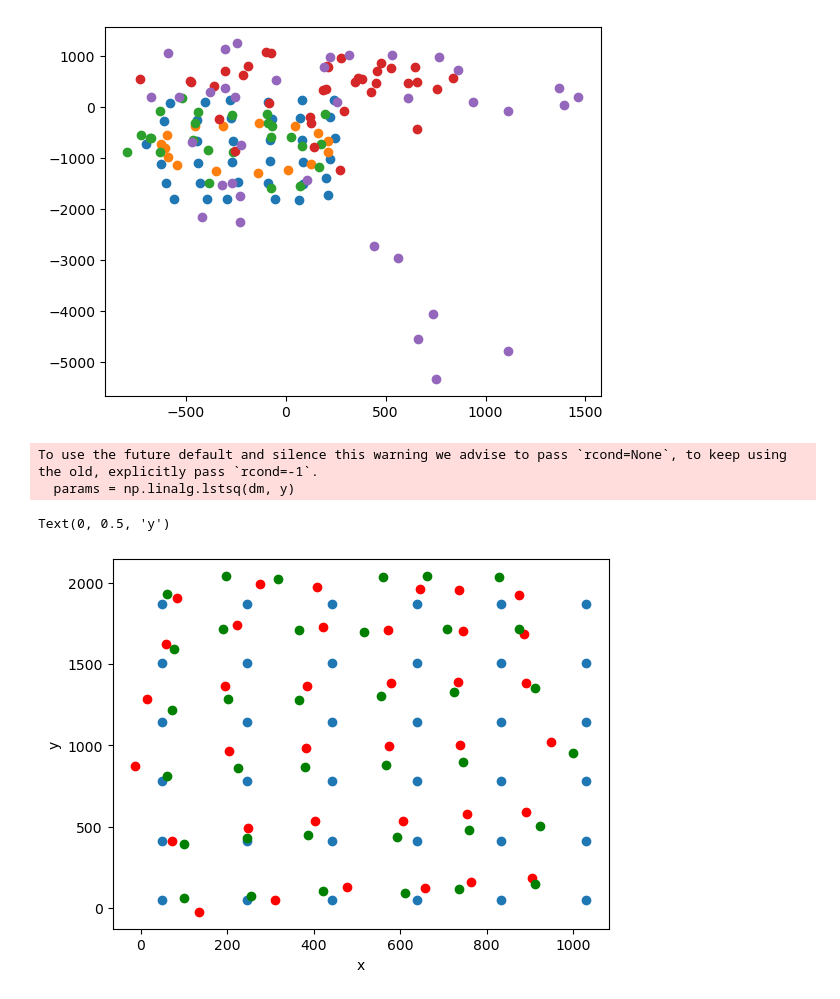
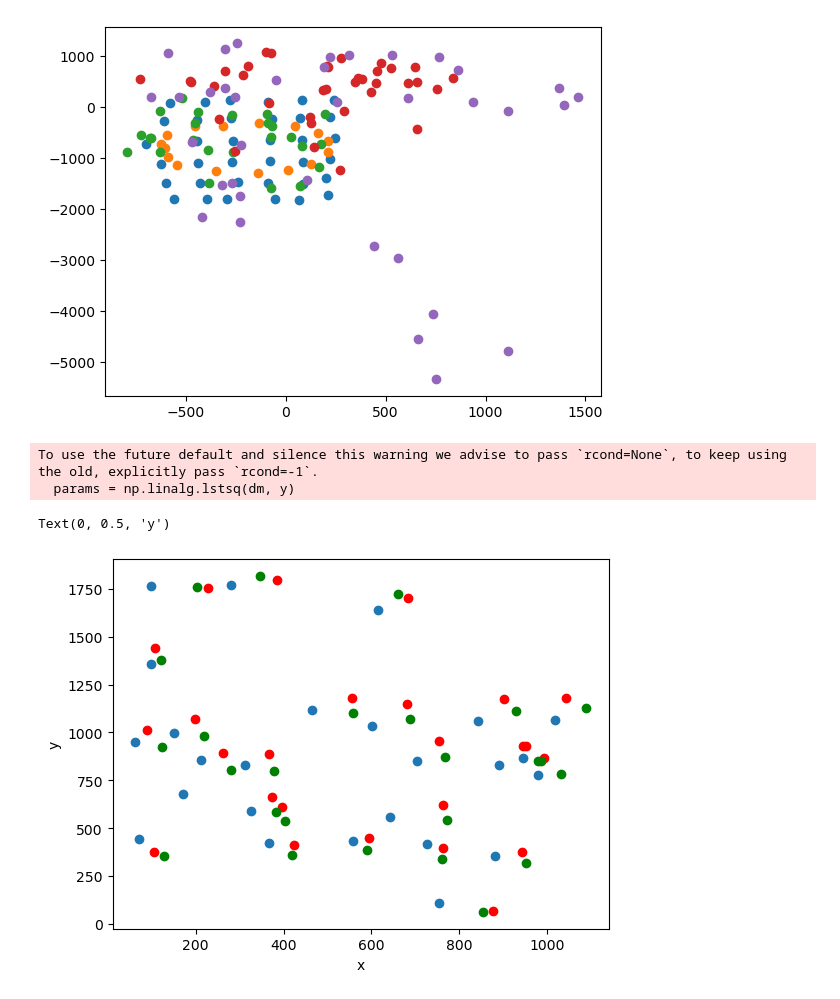
Before and after one commit to MikkelBerggreen/ITU-Introduction-to-Machine-Learning, a Jupyter notebook: source/exercises/W5-least-squares/notebooks/gaze_nb.ipynb, the cells around one changed output. Saved outputs shown, nothing was run; the diff lists cells and outputs as text; code cells hidden in the pictures.

```diff
--- a/source/exercises/W5-least-squares/notebooks/gaze_nb.ipynb
+++ b/source/exercises/W5-least-squares/notebooks/gaze_nb.ipynb
@@ -693,25 +693,30 @@ Correlations:
 # %%
 # C) ---------------------------------
 # Here I plot the true values as blue, the linear as red, and the quadratic as green.
 # (for set 0)
-predictedXsLinear, predictedYsLinear = calculatePredictions(0, 1)
-predictedXsQuadratic, predictedYsQuadratic = calculatePredictions(0, 2)
+predictedXsLinear, predictedYsLinear = calculatePredictions(2, 1)
+predictedXsQuadratic, predictedYsQuadratic = calculatePredictions(2, 2)
 
-plt.scatter(positions_test[0].x, positions_test[0].y)
+plt.scatter(positions_test[2].x, positions_test[2].y)
 
 plt.scatter(predictedXsLinear, predictedYsLinear, color='r')
 plt.scatter(predictedXsQuadratic, predictedYsQuadratic, color='g')
 plt.xlabel('x')
 plt.ylabel('y')
 
 # Overall it can be seen that the quadratic model (green dots) are generally closer to the true coordinates.
 # In the calculated mean values, it can also be seen that these are lower for the quadratic model, meaning that the errors are overall smaller.
 # For the calculated variance values, these are higher for the quadratic model, meaning this is making more adjustments depending on the data
 # (which I assume makes good sense, as the quadratic model is more flexible than the linear one)
 
-# In terms of which model is best in certain situations,
+# In terms of which model is best in certain situations, it will depend on what sort of order the data follows.
+# With this, I mean that if the data clearly follows a linear model, a linear model will be best in that situation.
+# However, if it is closer to following a higher order model, then a linear model would underfit.
+# In this particular case, since the results are generally better with the quadratic model,
+# the linear model is quite likely underfitting, while the quadratic model would be closer to a better fit.
+# The limited amount of training data in each set might also be affecting how good of a fit can be achieved with both of the models.
 # %% [output]
 To use the future default and silence this warning we advise to pass `rcond=None`, to keep using the old, explicitly pass `rcond=-1`.
   params = np.linalg.lstsq(dm, y)
 Text(0, 0.5, 'y')
-[figure, old version]
+[figure, new version]
```
